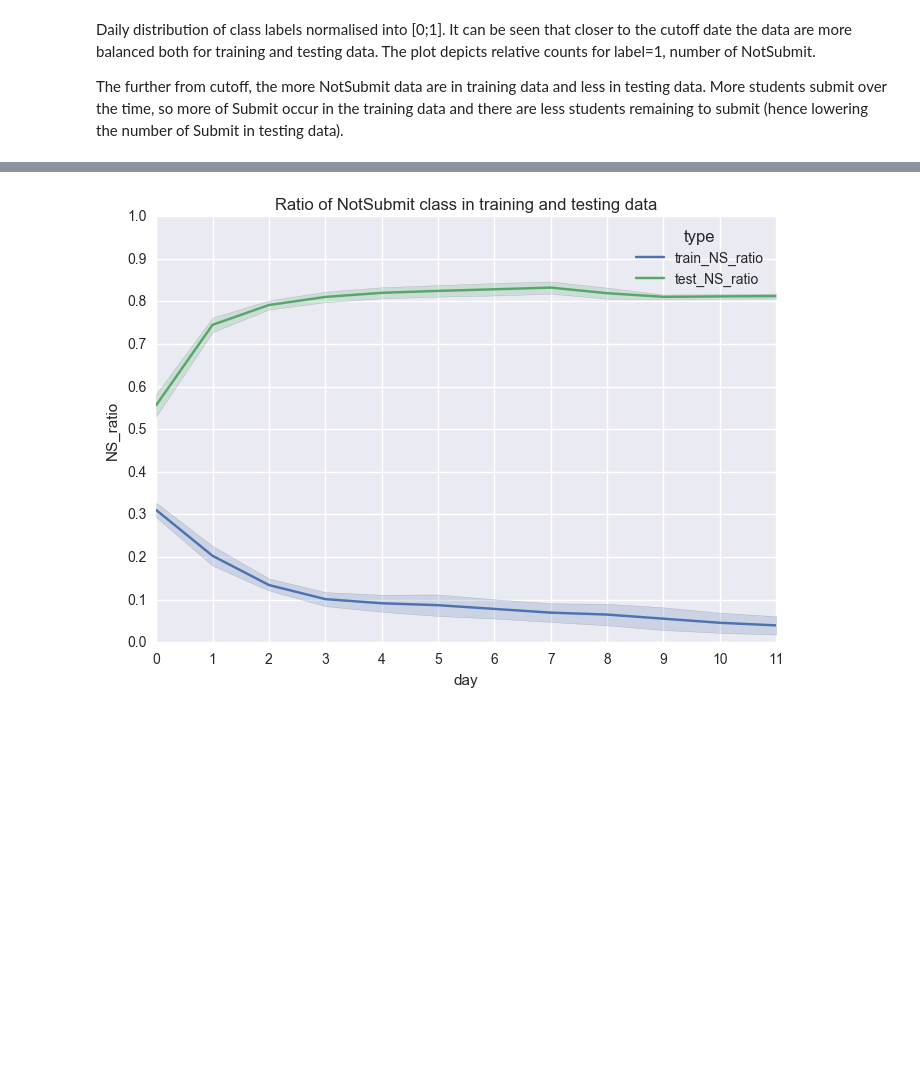
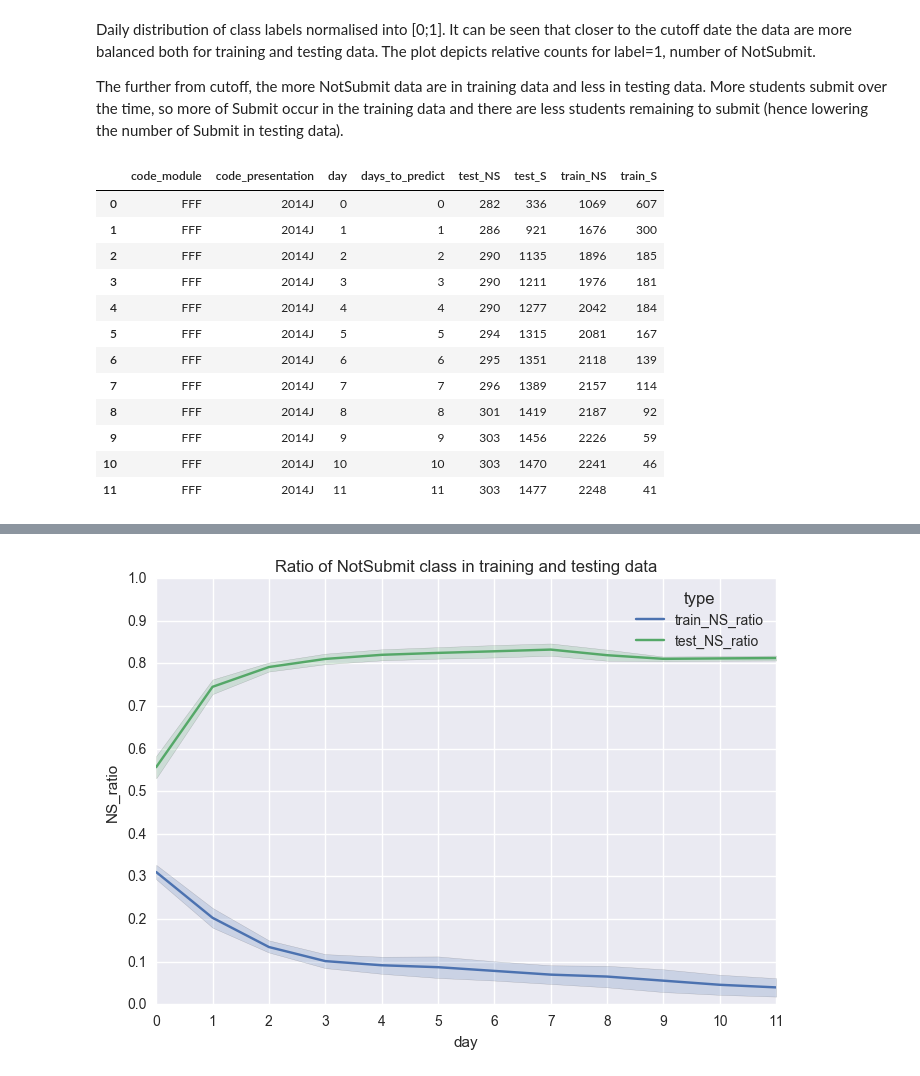
Before and after one commit to hlostam/ouroboros_paper, a Jupyter notebook: notebooks/ouroboros_experiments.ipynb, the cells around one changed output, grey strips where cells are left out. Saved outputs shown, nothing was run; the diff lists cells and outputs as text; code cells hidden in the pictures; blank space fills up the shorter version.

```diff
--- a/notebooks/ouroboros_experiments.ipynb
+++ b/notebooks/ouroboros_experiments.ipynb
@@ -132,3 +145,21 @@ Wall time: 197 ms
 Daily distribution of class labels normalised into [0;1]. It can be seen that closer to the cutoff date the data are more balanced both for training and testing data. The plot depicts relative counts for label=1, number of NotSubmit.
 
 The further from cutoff, the more NotSubmit data are in training data and less in testing data. More students submit over the time, so more of Submit occur in the training data and there are less students remaining to submit (hence lowering the number of Submit in testing data).
+# %%
+df = expClassNumbers.get_class_counts_df(relative_counts=False)
+# df[df['code_module'] == 'EEE']
+df
+# %% [output]
+|  | code_module | code_presentation | day | days_to_predict | test_NS | test_S | train_NS | train_S |
+| 0 | FFF | 2014J | 0 | 0 | 282 | 336 | 1069 | 607 |
+| 1 | FFF | 2014J | 1 | 1 | 286 | 921 | 1676 | 300 |
+| 2 | FFF | 2014J | 2 | 2 | 290 | 1135 | 1896 | 185 |
+| 3 | FFF | 2014J | 3 | 3 | 290 | 1211 | 1976 | 181 |
+| 4 | FFF | 2014J | 4 | 4 | 290 | 1277 | 2042 | 184 |
+| 5 | FFF | 2014J | 5 | 5 | 294 | 1315 | 2081 | 167 |
+| 6 | FFF | 2014J | 6 | 6 | 295 | 1351 | 2118 | 139 |
+| 7 | FFF | 2014J | 7 | 7 | 296 | 1389 | 2157 | 114 |
+| 8 | FFF | 2014J | 8 | 8 | 301 | 1419 | 2187 | 92 |
+| 9 | FFF | 2014J | 9 | 9 | 303 | 1456 | 2226 | 59 |
+| 10 | FFF | 2014J | 10 | 10 | 303 | 1470 | 2241 | 46 |
+| 11 | FFF | 2014J | 11 | 11 | 303 | 1477 | 2248 | 41 |
```
Also changed, not shown: parts of 5 cells of this notebook, 7 other files.
